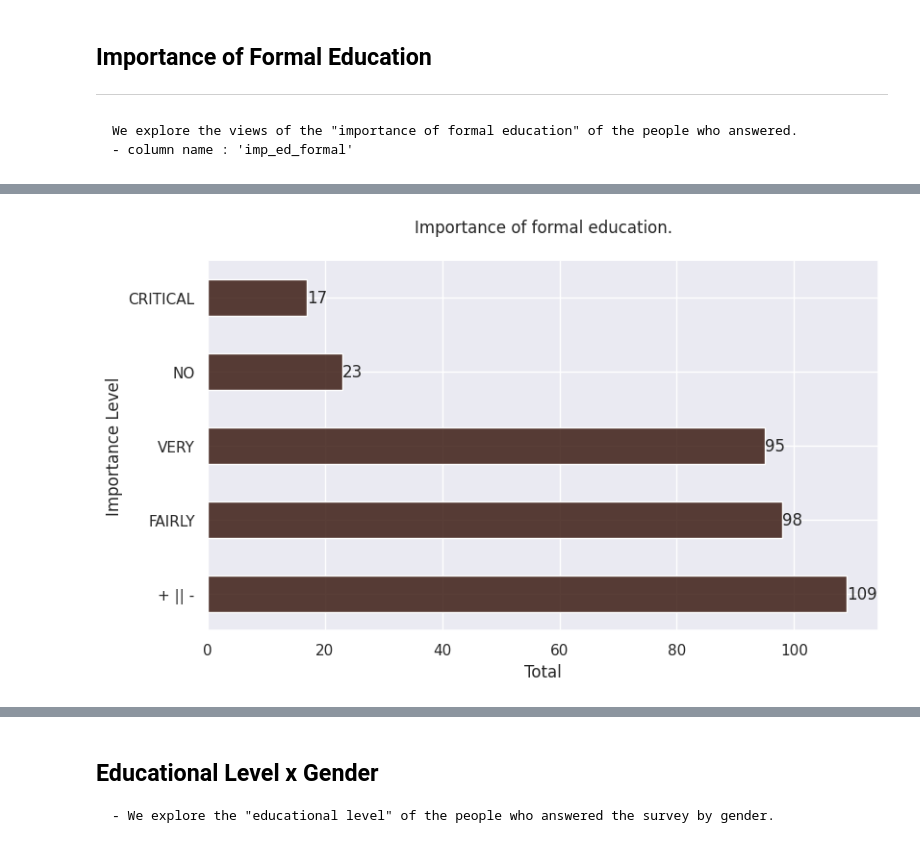
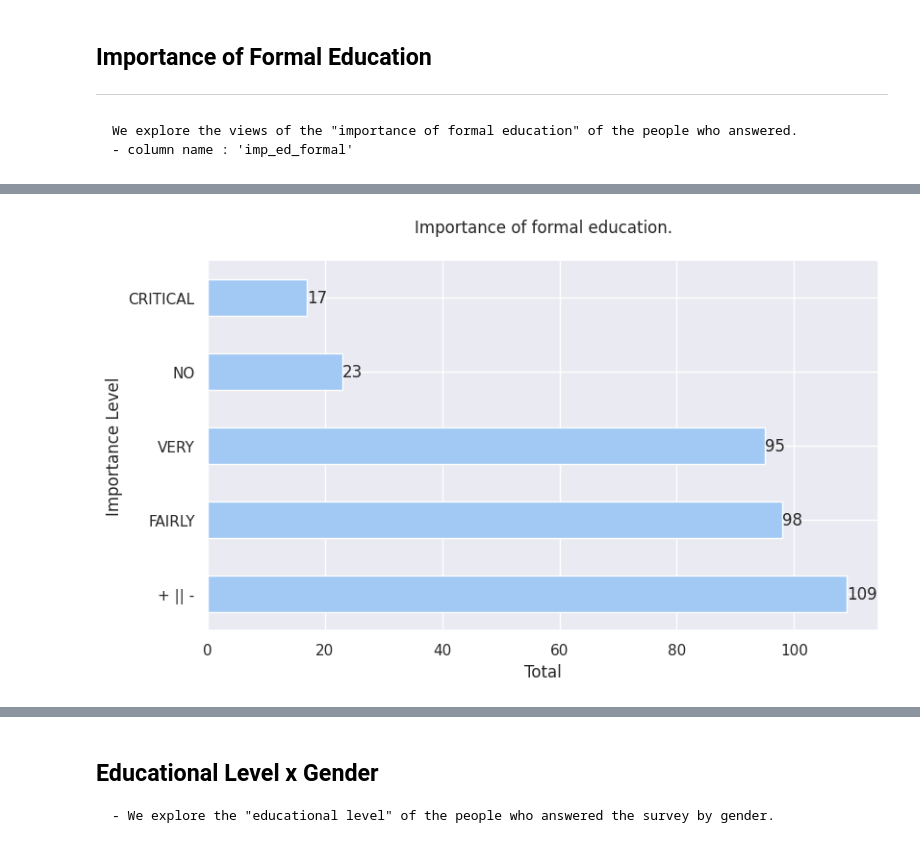
Before and after one commit to TorrezMN/Data_Science, a Jupyter notebook: Enc_Devs_Py/Notebooks/Education.ipynb, the cells around one changed output, grey strips where cells are left out. Cells and saved outputs as stored; diff of their text form; code cells hidden in the pictures.

```diff
--- a/Enc_Devs_Py/Notebooks/Education.ipynb
+++ b/Enc_Devs_Py/Notebooks/Education.ipynb
@@ -246,23 +248,23 @@ replace_column_content(df,'imp_ed_formal',importance_repl)
 # %%
 # Ploting a figure for this column.
 fig = plt.figure(figsize=(9, 5))
 ax1 = plt.subplot(111)
 # Plot
 exp_df = df["imp_ed_formal"].value_counts()
 exp_plot = exp_df.plot(
     kind="barh",
     title=f"Importance of formal education.\n",
-    color=get_color("Mafasdfadle", "light"),
+    #color=get_color("Mafasdfadle", "light"),
 )
 
 
 exp_plot.set_xlabel("Total")
 exp_plot.set_ylabel("Importance Level")
 
 
 # Plot annotations.
 for k, v in enumerate(df["imp_ed_formal"].value_counts().values):
     exp_plot.annotate(v, (v, k), va="center")
 plt.show()
 # %% [output]
-[figure, old version]
+[figure, new version]
```
Also changed, not shown: parts of 39 cells of this notebook, 1 other file.
